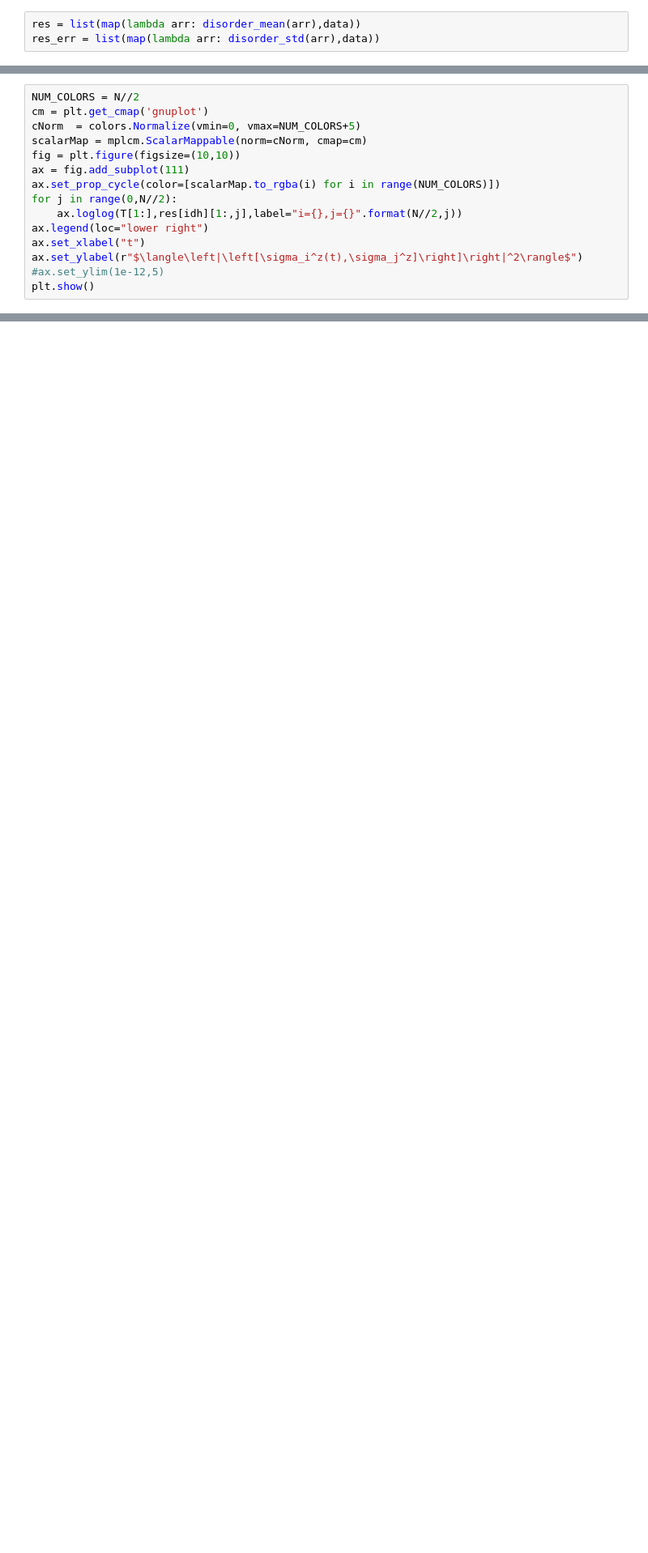
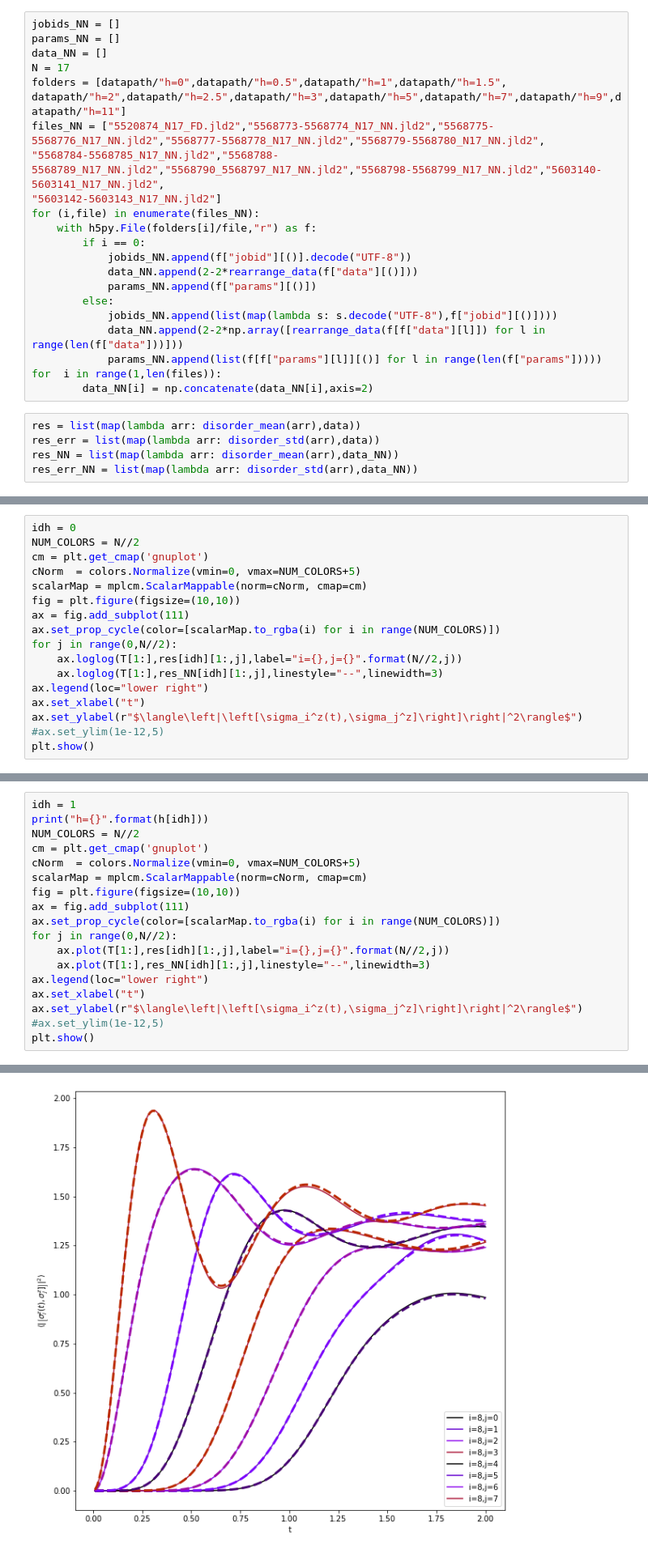
Before and after one commit to mkm2/WorkingFolder, a Jupyter notebook: notebooks/Analysis/Short_Time_Behaviour.ipynb, the cells around one changed output, grey strips where cells are left out. Shown at 81% size. Saved outputs shown, nothing was run; the diff lists cells and outputs as text; blank space fills up the shorter version.

```diff
--- a/notebooks/Analysis/Short_Time_Behaviour.ipynb
+++ b/notebooks/Analysis/Short_Time_Behaviour.ipynb
@@ -94,6 +94,30 @@ data[0].shape
+# %%
+jobids_NN = []
+params_NN = []
+data_NN = []
+N = 17
+folders = [datapath/"h=0",datapath/"h=0.5",datapath/"h=1",datapath/"h=1.5",
+datapath/"h=2",datapath/"h=2.5",datapath/"h=3",datapath/"h=5",datapath/"h=7",datapath/"h=9",datapath/"h=11"]
+files_NN = ["5520874_N17_FD.jld2","5568773-5568774_N17_NN.jld2","5568775-5568776_N17_NN.jld2","5568777-5568778_N17_NN.jld2","5568779-5568780_N17_NN.jld2",
+"5568784-5568785_N17_NN.jld2","5568788-5568789_N17_NN.jld2","5568790_5568797_N17_NN.jld2","5568798-5568799_N17_NN.jld2","5603140-5603141_N17_NN.jld2",
+"5603142-5603143_N17_NN.jld2"]
+for (i,file) in enumerate(files_NN):
+    with h5py.File(folders[i]/file,"r") as f:
+        if i == 0:
+            jobids_NN.append(f["jobid"][()].decode("UTF-8"))
+            data_NN.append(2-2*rearrange_data(f["data"][()]))
+            params_NN.append(f["params"][()])
+        else:
+            jobids_NN.append(list(map(lambda s: s.decode("UTF-8"),f["jobid"][()])))
+            data_NN.append(2-2*np.array([rearrange_data(f[f["data"][l]]) for l in range(len(f["data"]))]))
+            params_NN.append(list(f[f["params"][l]][()] for l in range(len(f["params"]))))
+for  i in range(1,len(files)):
+        data_NN[i] = np.concatenate(data_NN[i],axis=2)
 # %%
 res = list(map(lambda arr: disorder_mean(arr),data))
 res_err = list(map(lambda arr: disorder_std(arr),data))
+res_NN = list(map(lambda arr: disorder_mean(arr),data_NN))
+res_err_NN = list(map(lambda arr: disorder_std(arr),data_NN))
 # %%
 xvals = np.array([abs(pos-xcenter) for pos in range(1,N+1)])
 # %%
@@ -131,4 +164,5 @@ plt.show()
 # %%
+idh = 0
 NUM_COLORS = N//2
 cm = plt.get_cmap('gnuplot')
 cNorm  = colors.Normalize(vmin=0, vmax=NUM_COLORS+5)
@@ -138,6 +172,7 @@ ax = fig.add_subplot(111)
 ax.set_prop_cycle(color=[scalarMap.to_rgba(i) for i in range(NUM_COLORS)])
 for j in range(0,N//2):
     ax.loglog(T[1:],res[idh][1:,j],label="i={},j={}".format(N//2,j))
+    ax.loglog(T[1:],res_NN[idh][1:,j],linestyle="--",linewidth=3)
 ax.legend(loc="lower right")
 ax.set_xlabel("t")
 ax.set_ylabel(r"$\langle\left|\left[\sigma_i^z(t),\sigma_j^z]\right]\right|^2\rangle$")
@@ -191,0 +185,19 @@ T
+# %%
+idh = 1
+print("h={}".format(h[idh]))
+NUM_COLORS = N//2
+cm = plt.get_cmap('gnuplot')
+cNorm  = colors.Normalize(vmin=0, vmax=NUM_COLORS+5)
+scalarMap = mplcm.ScalarMappable(norm=cNorm, cmap=cm)
+fig = plt.figure(figsize=(10,10))
+ax = fig.add_subplot(111)
+ax.set_prop_cycle(color=[scalarMap.to_rgba(i) for i in range(NUM_COLORS)])
+for j in range(0,N//2):
+    ax.plot(T[1:],res[idh][1:,j],label="i={},j={}".format(N//2,j))
+    ax.plot(T[1:],res_NN[idh][1:,j],linestyle="--",linewidth=3)
+ax.legend(loc="lower right")
+ax.set_xlabel("t")
+ax.set_ylabel(r"$\langle\left|\left[\sigma_i^z(t),\sigma_j^z]\right]\right|^2\rangle$")
+#ax.set_ylim(1e-12,5)
+plt.show()
+# %% [output]
@@ -191,0 +205 @@ T
+[figure, added]
```
Also changed, not shown: parts of 11 cells of this notebook, 3 other files.
